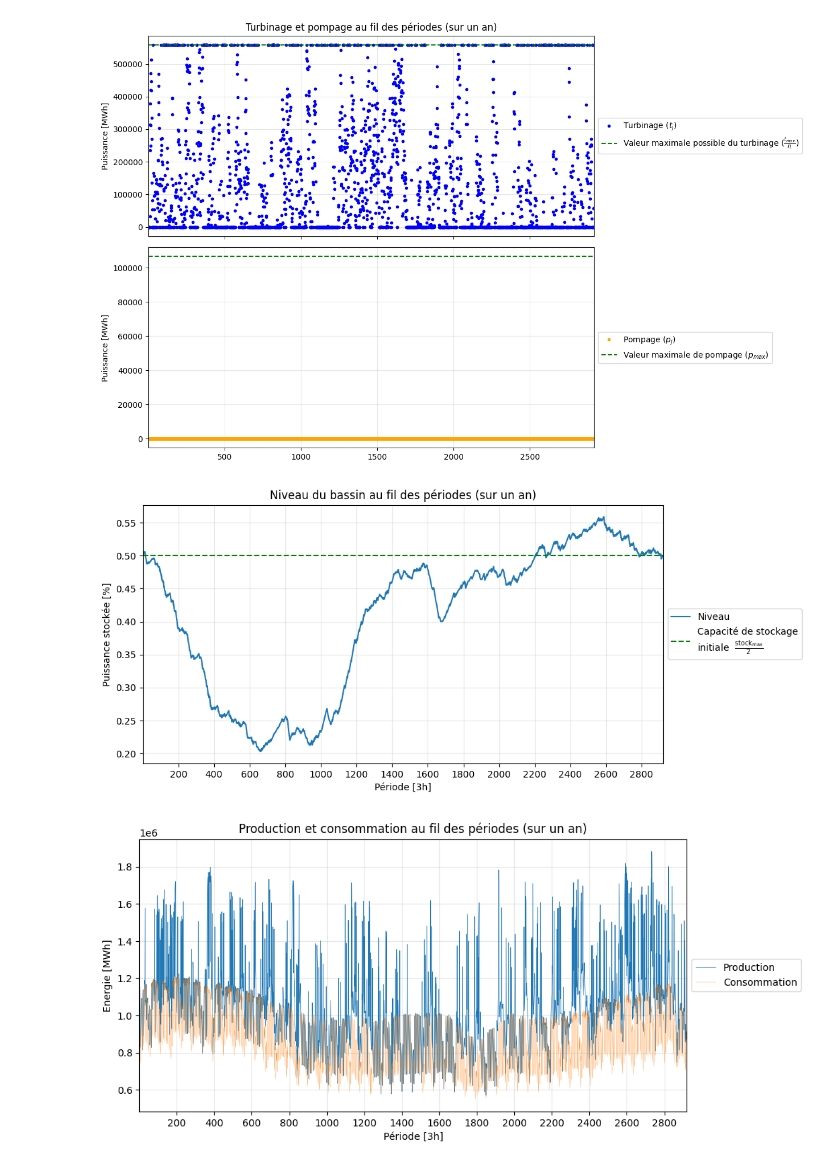
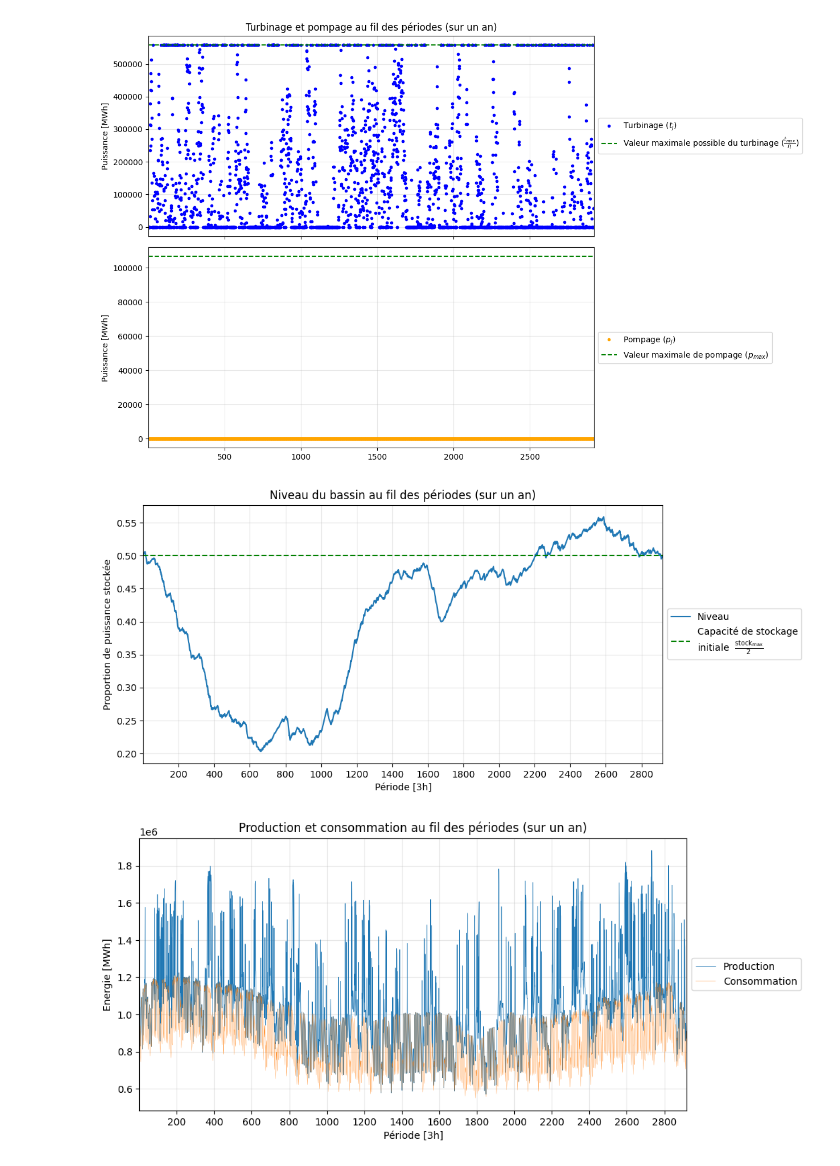
Before and after one commit to AhouLucas/projet-opti, a Jupyter notebook: Partie2/part2.ipynb, the cells around one changed output. Drawn from its saved outputs; the diff is of its cells as text; code cells hidden in the pictures.

```diff
--- a/Partie2/part2.ipynb
+++ b/Partie2/part2.ipynb
@@ -227,18 +227,18 @@ plt.savefig('rapport/GraphesP2/Turbinage_pompage_Q4.pdf', format='pdf', bbox_inc
 # %%
 t = np.arange(1, m+1)
 fig = plt.figure(figsize=(10, 5))
 plt.title('Niveau du bassin au fil des périodes (sur un an)')
 plt.plot(t, (max_stock/2 + np.tri(2920)@Pompage - np.tri(2920)@Turbinage + np.tri(2920)@hydro_productions_3)/max_stock, label='Niveau')
 plt.xlabel('Période [3h]')
-plt.ylabel('Puissance stockée [%]')
+plt.ylabel('Proportion de puissance stockée')
 plt.xlim(1,2920)
 plt.gca().xaxis.set_major_locator(MaxNLocator(nbins=15))
 plt.grid(alpha=0.3)
 plt.axhline(y=0.5, color='g', linestyle='--', label='Capacité de stockage\n'  + r"initiale  $\frac{\mathrm{stock}_\mathrm{max}}{2}$")
 plt.legend(loc='center left', bbox_to_anchor=(1, 0.5))
 plt.savefig('rapport/GraphesP2/Niveau_Bassin_Q4.pdf', format='pdf', bbox_inches='tight', pad_inches=0)
 # %% [output]
-[figure, old version]
+[figure, new version]
 # %%
 t = np.arange(1, m+1)
 fig = plt.figure(figsize=(10, 5))
```
Also changed, not shown: parts of 4 cells of this notebook.
